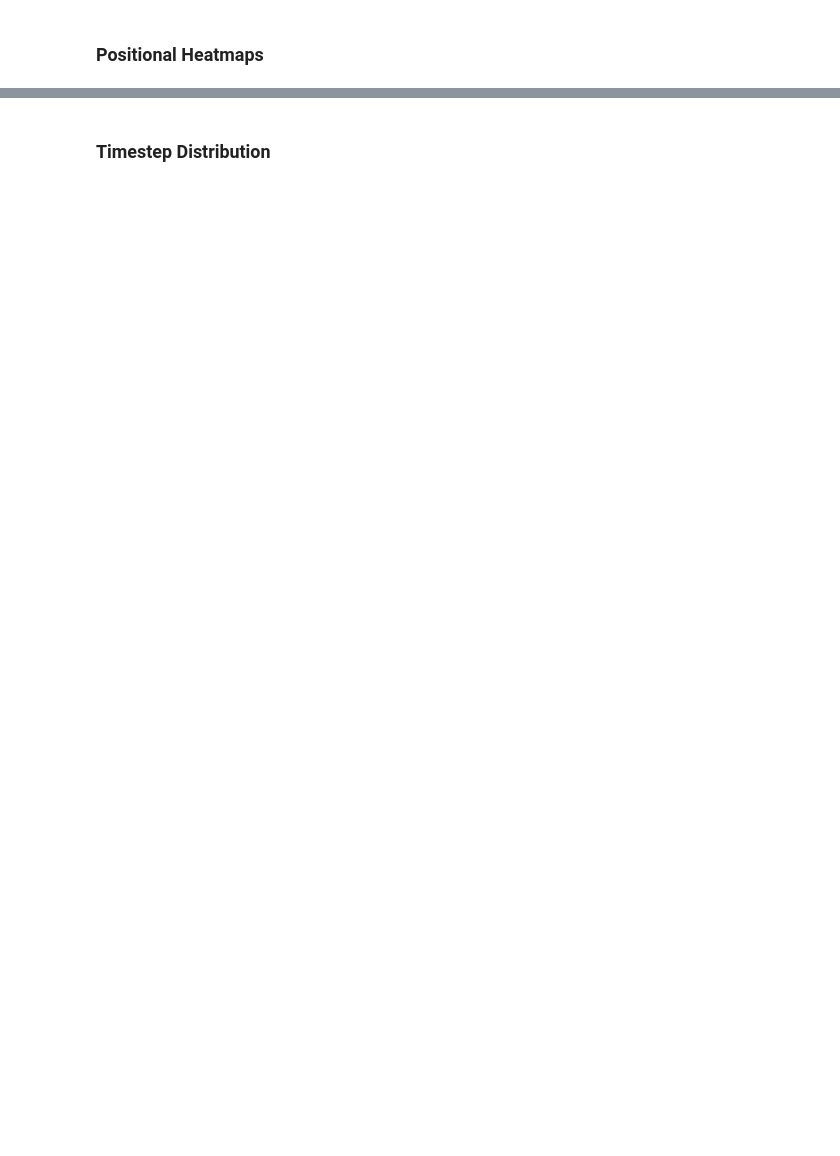
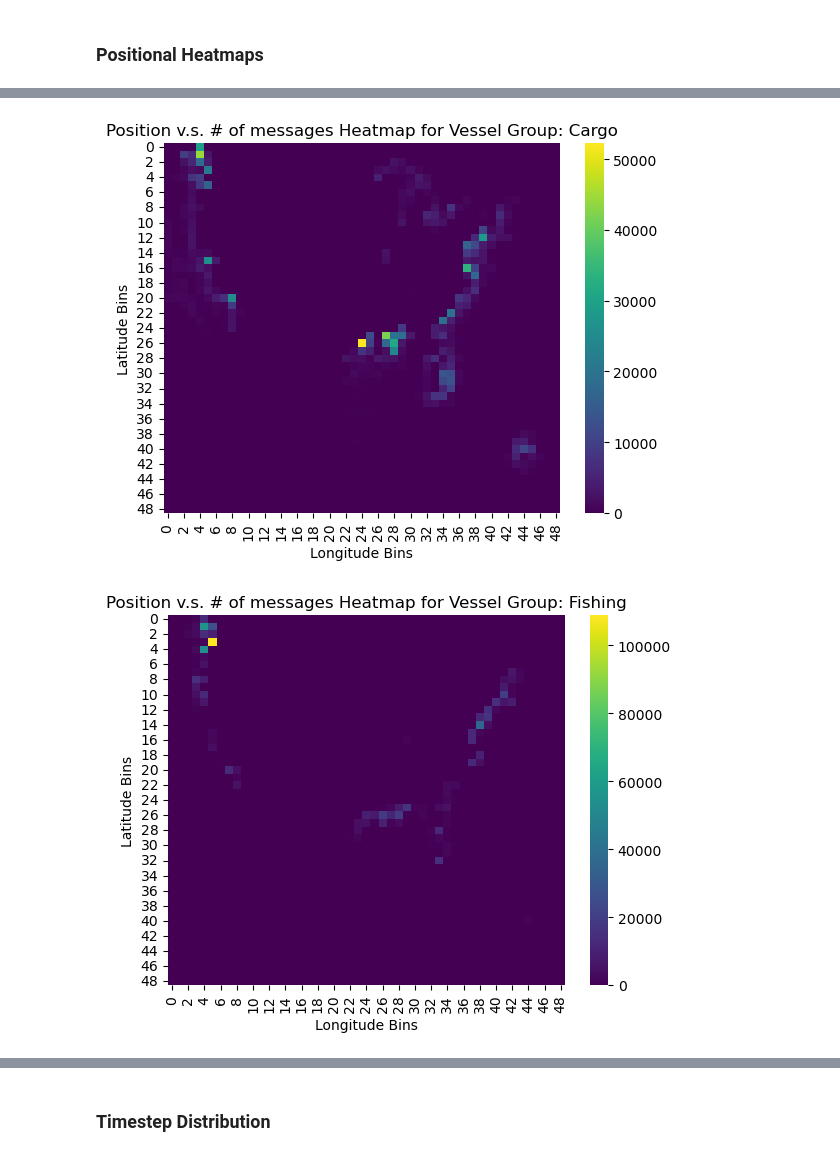
Before and after one commit to Astronauty/raytheon-ais-analysis, a Jupyter notebook: ais_analysis.ipynb, the cells around one changed output, grey strips where cells are left out. Cells and saved outputs as stored; diff of their text form; code cells hidden in the pictures; blank space fills up the shorter version.

```diff
--- a/ais_analysis.ipynb
+++ b/ais_analysis.ipynb
@@ -34,14 +37,14 @@ vessel_groups["Pleasure Craft"] = np.array([36, 37, 1019])
 vessel_groups["Tanker"] = np.concatenate([np.arange(80, 90), [1017, 1024]])
 vessel_groups["Tug Tow"] = np.array([21, 22, 31, 32, 52, 1023, 1025])
 
+def assign_vessel_group(df):
+    map_to_vessel_group = dict()
 
-map_to_vessel_group = dict()
-for vg in vessel_groups:
-    for i in vessel_groups[vg]:
-        map_to_vessel_group[int(i)] = vg
-vessel_group_to_id = dict()
-for i, v in enumerate(set(map_to_vessel_group.values())):
-    vessel_group_to_id[v] = i
+    for vg in vessel_groups:
+        for i in vessel_groups[vg]:
+            map_to_vessel_group[int(i)] = vg
+    vessel_group_to_id = dict()
+    for i, v in enumerate(set(map_to_vessel_group.values())):
+        vessel_group_to_id[v] = i
 
-
-df["Vessel Group"] = df["VesselType"].map(map_to_vessel_group)
+    df["Vessel Group"] = df["VesselType"].map(map_to_vessel_group)
@@ -58,0 +206,13 @@ df.head()
+# %%
+
+for vg, hm in vessel_group_msg_heatmaps.items():
+    sns_plt = sns.heatmap(hm, cmap='viridis')
+
+    # Set the axis labels and title
+    plt.xlabel('Longitude Bins')
+    plt.ylabel('Latitude Bins')
+    plt.title(f'Position v.s. # of messages Heatmap for Vessel Group: {vg}')
+    plt.show()
+# %% [output]
+[figure, added]
+[figure, added]
```
Also changed, not shown: parts of 9 cells of this notebook.
